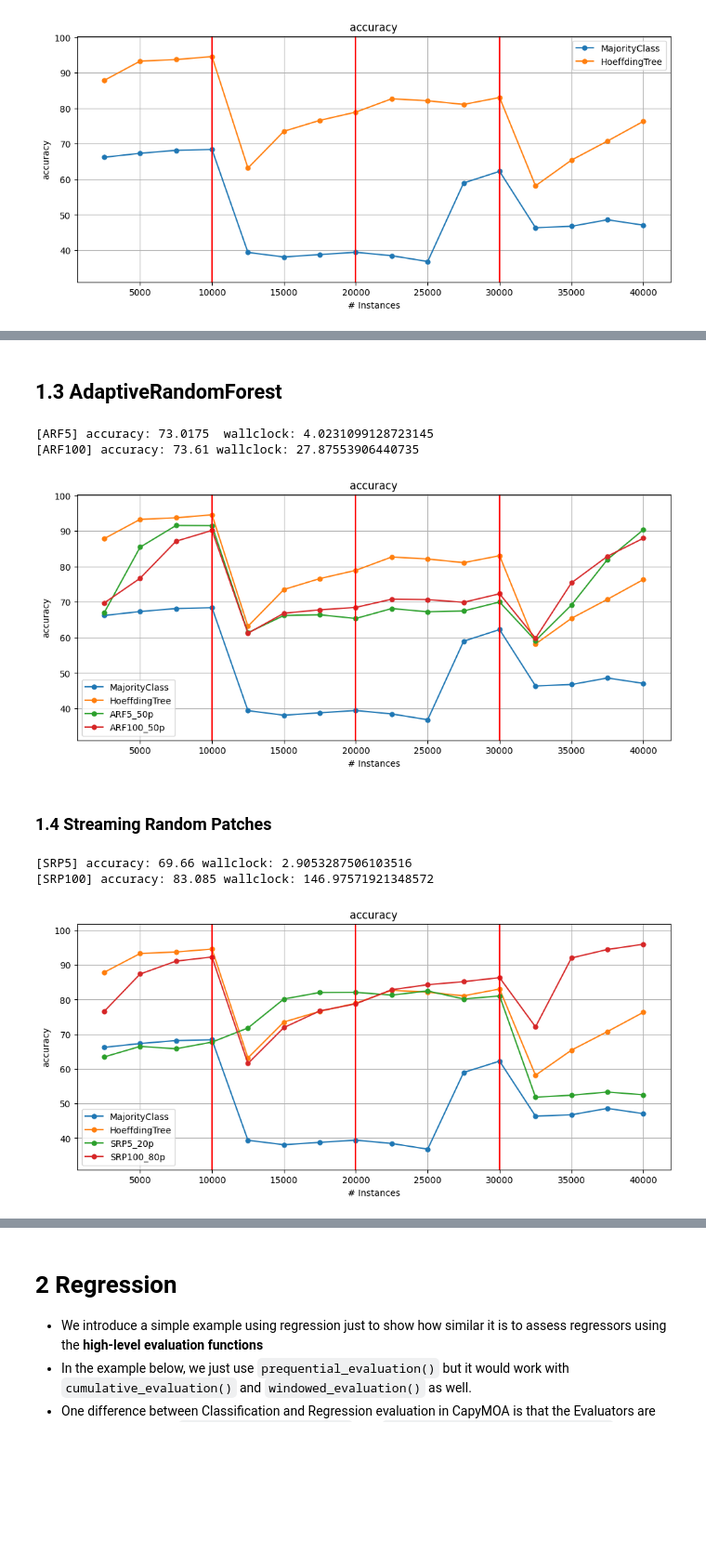
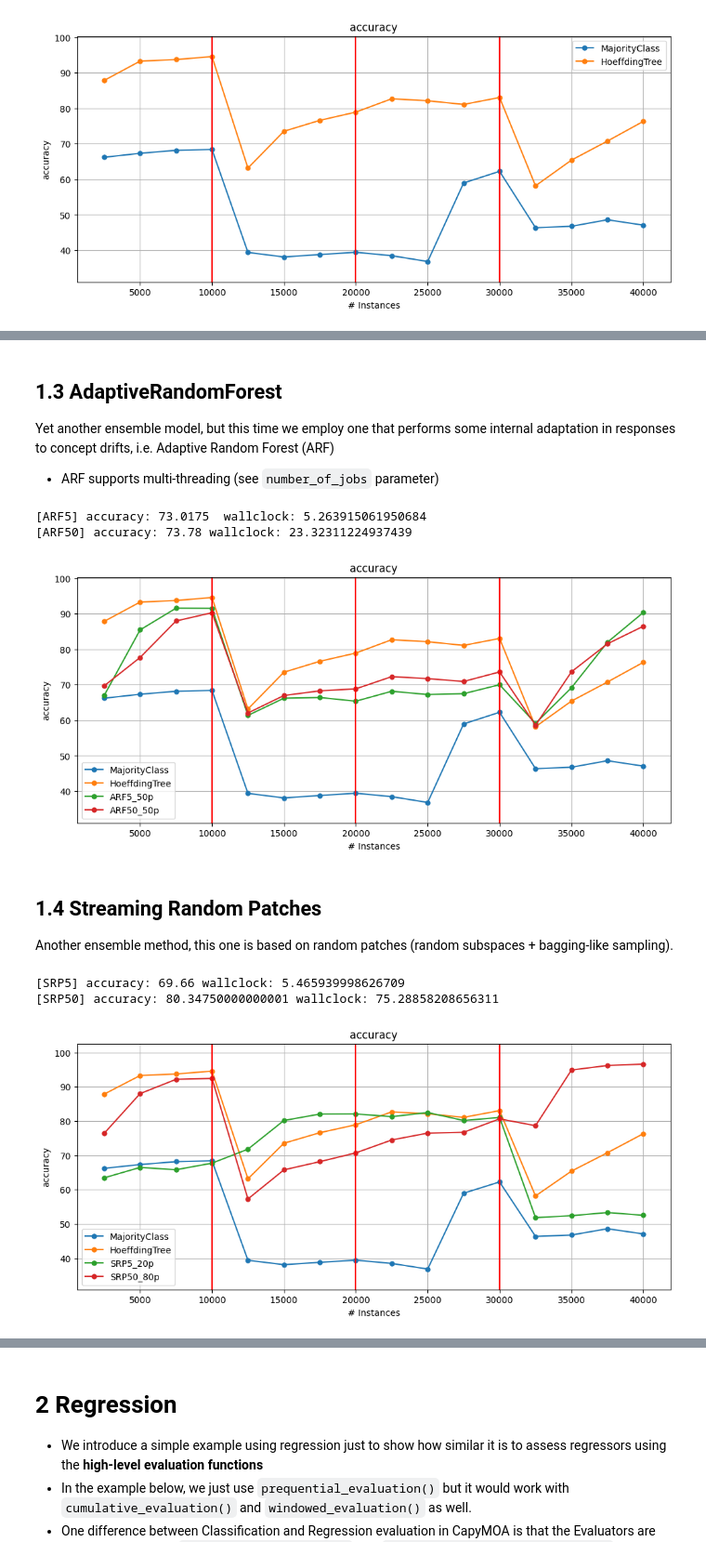
Before and after one commit to adaptive-machine-learning/kdd2024_ml_for_streams, a Jupyter notebook: notebooks/03_KDD2024_supervised.ipynb, the cells around one changed output, grey strips where cells are left out. Shown at 93% size. Cells and saved outputs as stored; diff of their text form; code cells hidden in the pictures; blank space fills up the shorter version.

```diff
--- a/notebooks/03_KDD2024_supervised.ipynb
+++ b/notebooks/03_KDD2024_supervised.ipynb
@@ -51,12 +52,12 @@ streaming_dataset = DriftStream(moa_stream=ConceptDriftStream(),
 It is good to establish some baselines when assessing the predictive performance of ensemble methods.
 The base learner for the ensembles shown in this example is the `HoeffdingTree`, so it is a good baseline.
 # %%
-nc = MajorityClass(schema=streaming_dataset.get_schema())
+mc = MajorityClass(schema=streaming_dataset.get_schema())
 ht = HoeffdingTree(schema=streaming_dataset.get_schema())
 
-nc_results = prequential_evaluation(stream=streaming_dataset, learner=nc, window_size=window_size, max_instances=max_instances)
+mc_results = prequential_evaluation(stream=streaming_dataset, learner=mc, window_size=window_size, max_instances=max_instances)
 ht_results = prequential_evaluation(stream=streaming_dataset, learner=ht, window_size=window_size, max_instances=max_instances)
-plot_windowed_results(nc_results, ht_results, metric="accuracy")
+plot_windowed_results(mc_results, ht_results, metric="accuracy")
 # %% [output]
 [figure]
 # %% [markdown]
@@ -81,40 +84,47 @@ plot_windowed_results(nc_results, ht_results, ob5_results, ob100_results, metric
 # %% [markdown]
 ##  1.3 AdaptiveRandomForest
+
+Yet another ensemble model, but this time we employ one that performs some internal adaptation in responses to concept drifts, i.e. Adaptive Random Forest (ARF)
+
+* ARF supports multi-threading (see `number_of_jobs` parameter)
 # %%
 arf5_50p = AdaptiveRandomForestClassifier(schema=streaming_dataset.get_schema(), ensemble_size=5, max_features=0.5)
-arf100_50p = AdaptiveRandomForestClassifier(schema=streaming_dataset.get_schema(), ensemble_size=100, max_features=0.5, number_of_jobs=4)
+arf50_50p = AdaptiveRandomForestClassifier(schema=streaming_dataset.get_schema(), ensemble_size=50, max_features=0.5, number_of_jobs=4)
 
 arf5_50p_results = prequential_evaluation(stream=streaming_dataset, learner=arf5_50p, window_size=window_size, max_instances=max_instances)
-arf100_50p_results = prequential_evaluation(stream=streaming_dataset, learner=arf100_50p, window_size=window_size, max_instances=max_instances)
+arf50_50p_results = prequential_evaluation(stream=streaming_dataset, learner=arf50_50p, window_size=window_size, max_instances=max_instances)
 
 print(f"[ARF5] accuracy: {arf5_50p_results.cumulative.accuracy()}  wallclock: {arf5_50p_results.wallclock()}")
-print(f"[ARF100] accuracy: {arf100_50p_results.cumulative.accuracy()} wallclock: {arf100_50p_results.wallclock()}")
+print(f"[ARF50] accuracy: {arf50_50p_results.cumulative.accuracy()} wallclock: {arf50_50p_results.wallclock()}")
 
 arf5_50p_results.learner = "ARF5_50p"
-arf100_50p_results.learner = "ARF100_50p"
-plot_windowed_results(nc_results, ht_results, arf5_50p_results, arf100_50p_results, metric='accuracy')
+arf50_50p_results.learner = "ARF50_50p"
+# We keep adding more results to our output for comparison.
+plot_windowed_results(mc_results, ht_results, arf5_50p_results, arf50_50p_results, metric='accuracy')
 # %% [output]
-[ARF5] accuracy: 73.0175  wallclock: 4.0231099128723145
-[ARF100] accuracy: 73.61 wallclock: 27.87553906440735
+[ARF5] accuracy: 73.0175  wallclock: 5.263915061950684
+[ARF50] accuracy: 73.78 wallclock: 23.32311224937439
-[figure, old version]
+[figure, new version]
 # %% [markdown]
-### 1.4 Streaming Random Patches
+## 1.4 Streaming Random Patches
+
+Another ensemble method, this one is based on random patches (random subspaces + bagging-like sampling).
 # %%
 srp5_20p = StreamingRandomPatches(schema=streaming_dataset.get_schema(), ensemble_size=5, max_features=0.2)
-srp100_80p = StreamingRandomPatches(schema=streaming_dataset.get_schema(), ensemble_size=100, max_features=0.8)
+srp50_80p = StreamingRandomPatches(schema=streaming_dataset.get_schema(), ensemble_size=50, max_features=0.8)
 
 srp5_20p_results = prequential_evaluation(stream=streaming_dataset, learner=srp5_20p, window_size=window_size, max_instances=max_instances)
-srp100_80p_results = prequential_evaluation(stream=streaming_dataset, learner=srp100_80p, window_size=window_size, max_instances=max_instances)
+srp50_80p_results = prequential_evaluation(stream=streaming_dataset, learner=srp50_80p, window_size=window_size, max_instances=max_instances)
 
 print(f"[SRP5] accuracy: {srp5_20p_results.cumulative.accuracy()} wallclock: {srp5_20p_results.wallclock()}")
-print(f"[SRP100] accuracy: {srp100_80p_results.cumulative.accuracy()} wallclock: {srp100_80p_results.wallclock()}")
+print(f"[SRP50] accuracy: {srp50_80p_results.cumulative.accuracy()} wallclock: {srp50_80p_results.wallclock()}")
 
 srp5_20p_results.learner = "SRP5_20p"
-srp100_80p_results.learner = "SRP100_80p"
-plot_windowed_results(nc_results, ht_results, srp5_20p_results, srp100_80p_results, metric='accuracy')
+srp50_80p_results.learner = "SRP50_80p"
+plot_windowed_results(mc_results, ht_results, srp5_20p_results, srp50_80p_results, metric='accuracy')
 # %% [output]
-[SRP5] accuracy: 69.66 wallclock: 2.9053287506103516
-[SRP100] accuracy: 83.085 wallclock: 146.97571921348572
+[SRP5] accuracy: 69.66 wallclock: 5.465939998626709
+[SRP50] accuracy: 80.34750000000001 wallclock: 75.28858208656311
-[figure, old version]
+[figure, new version]
 # %% [markdown]
 ## 1.5 Streaming Gradient Boosted Trees
```
Also changed, not shown: parts of 24 cells of this notebook, 4 other files.
